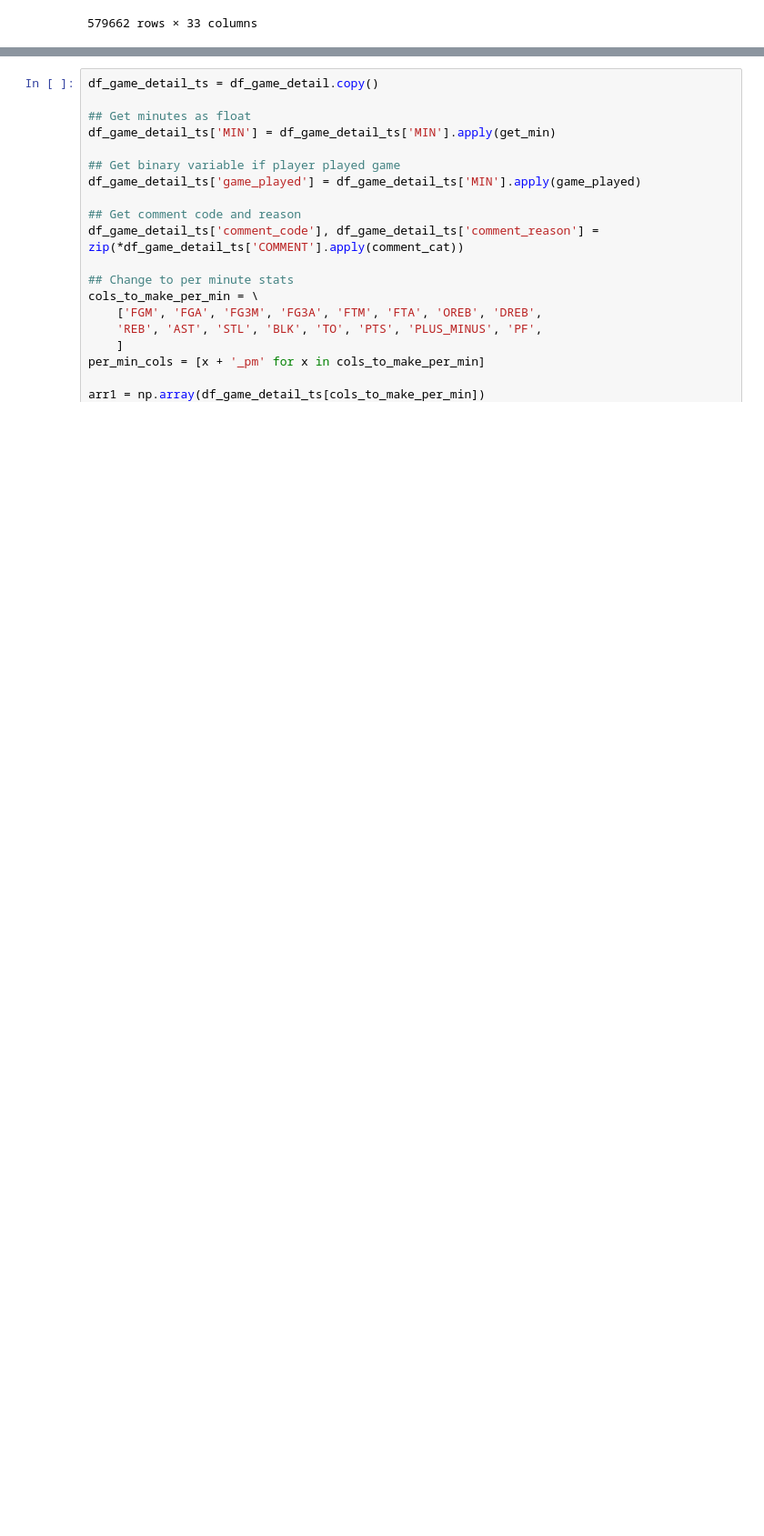
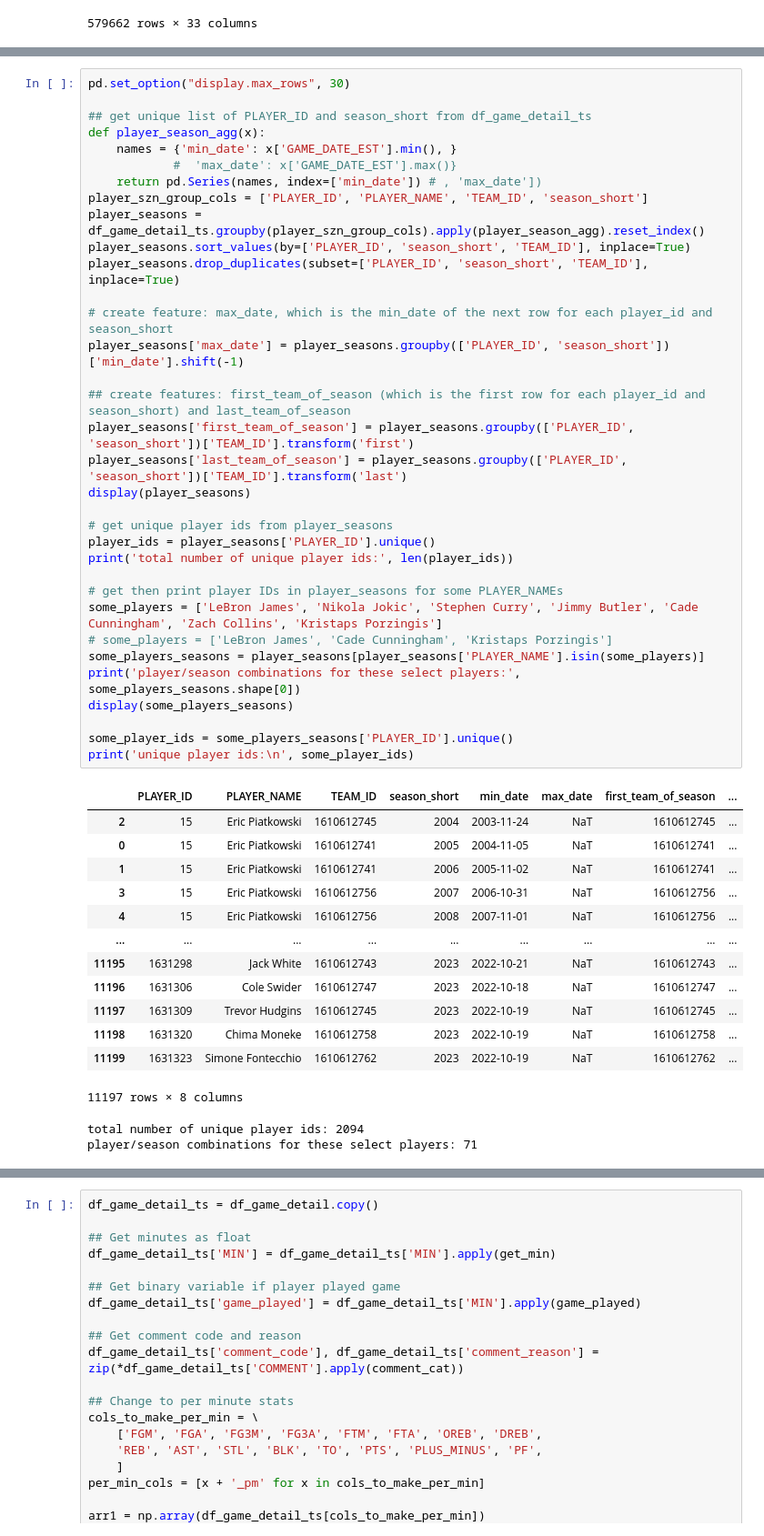
Before and after one commit to brownbrandon272/basketball, a Jupyter notebook: scripts/create_ts_data.ipynb, the cells around one changed output, grey strips where cells are left out. Shown at 91% size. Drawn from its saved outputs; the diff is of its cells as text; blank space fills up the shorter version.

```diff
--- a/scripts/create_ts_data.ipynb
+++ b/scripts/create_ts_data.ipynb
@@ -795,0 +777,50 @@ df_zach_collins
+# %%
+pd.set_option("display.max_rows", 30)
+
+## get unique list of PLAYER_ID and season_short from df_game_detail_ts
+def player_season_agg(x):
+    names = {'min_date': x['GAME_DATE_EST'].min(), }
+            #  'max_date': x['GAME_DATE_EST'].max()}
+    return pd.Series(names, index=['min_date']) # , 'max_date'])
+player_szn_group_cols = ['PLAYER_ID', 'PLAYER_NAME', 'TEAM_ID', 'season_short']
+player_seasons = df_game_detail_ts.groupby(player_szn_group_cols).apply(player_season_agg).reset_index()
+player_seasons.sort_values(by=['PLAYER_ID', 'season_short', 'TEAM_ID'], inplace=True)
+player_seasons.drop_duplicates(subset=['PLAYER_ID', 'season_short', 'TEAM_ID'], inplace=True)
+
+# create feature: max_date, which is the min_date of the next row for each player_id and season_short
+player_seasons['max_date'] = player_seasons.groupby(['PLAYER_ID', 'season_short'])['min_date'].shift(-1)
+
+## create features: first_team_of_season (which is the first row for each player_id and season_short) and last_team_of_season
+player_seasons['first_team_of_season'] = player_seasons.groupby(['PLAYER_ID', 'season_short'])['TEAM_ID'].transform('first')
+player_seasons['last_team_of_season'] = player_seasons.groupby(['PLAYER_ID', 'season_short'])['TEAM_ID'].transform('last')
+display(player_seasons)
+
+# get unique player ids from player_seasons
+player_ids = player_seasons['PLAYER_ID'].unique()
+print('total number of unique player ids:', len(player_ids))
+
+# get then print player IDs in player_seasons for some PLAYER_NAMEs
+some_players = ['LeBron James', 'Nikola Jokic', 'Stephen Curry', 'Jimmy Butler', 'Cade Cunningham', 'Zach Collins', 'Kristaps Porzingis']
+# some_players = ['LeBron James', 'Cade Cunningham', 'Kristaps Porzingis']
+some_players_seasons = player_seasons[player_seasons['PLAYER_NAME'].isin(some_players)]
+print('player/season combinations for these select players:', some_players_seasons.shape[0])
+display(some_players_seasons)
+
+some_player_ids = some_players_seasons['PLAYER_ID'].unique()
+print('unique player ids:\n', some_player_ids)
+# %% [output]
+|  | PLAYER_ID | PLAYER_NAME | TEAM_ID | season_short | min_date | max_date | first_team_of_season | ... |
+| 2 | 15 | Eric Piatkowski | 1610612745 | 2004 | 2003-11-24 | NaT | 1610612745 | ... |
+| 0 | 15 | Eric Piatkowski | 1610612741 | 2005 | 2004-11-05 | NaT | 1610612741 | ... |
+| 1 | 15 | Eric Piatkowski | 1610612741 | 2006 | 2005-11-02 | NaT | 1610612741 | ... |
+| 3 | 15 | Eric Piatkowski | 1610612756 | 2007 | 2006-10-31 | NaT | 1610612756 | ... |
+| 4 | 15 | Eric Piatkowski | 1610612756 | 2008 | 2007-11-01 | NaT | 1610612756 | ... |
+| ... | ... | ... | ... | ... | ... | ... | ... | ... |
+| 11195 | 1631298 | Jack White | 1610612743 | 2023 | 2022-10-21 | NaT | 1610612743 | ... |
+| 11196 | 1631306 | Cole Swider | 1610612747 | 2023 | 2022-10-18 | NaT | 1610612747 | ... |
+| 11197 | 1631309 | Trevor Hudgins | 1610612745 | 2023 | 2022-10-19 | NaT | 1610612745 | ... |
+| 11198 | 1631320 | Chima Moneke | 1610612758 | 2023 | 2022-10-19 | NaT | 1610612758 | ... |
+| 11199 | 1631323 | Simone Fontecchio | 1610612762 | 2023 | 2022-10-19 | NaT | 1610612762 | ... |
+11197 rows × 8 columns
+total number of unique player ids: 2094
+player/season combinations for these select players: 71
```
Also changed, not shown: parts of 6 cells of this notebook.
